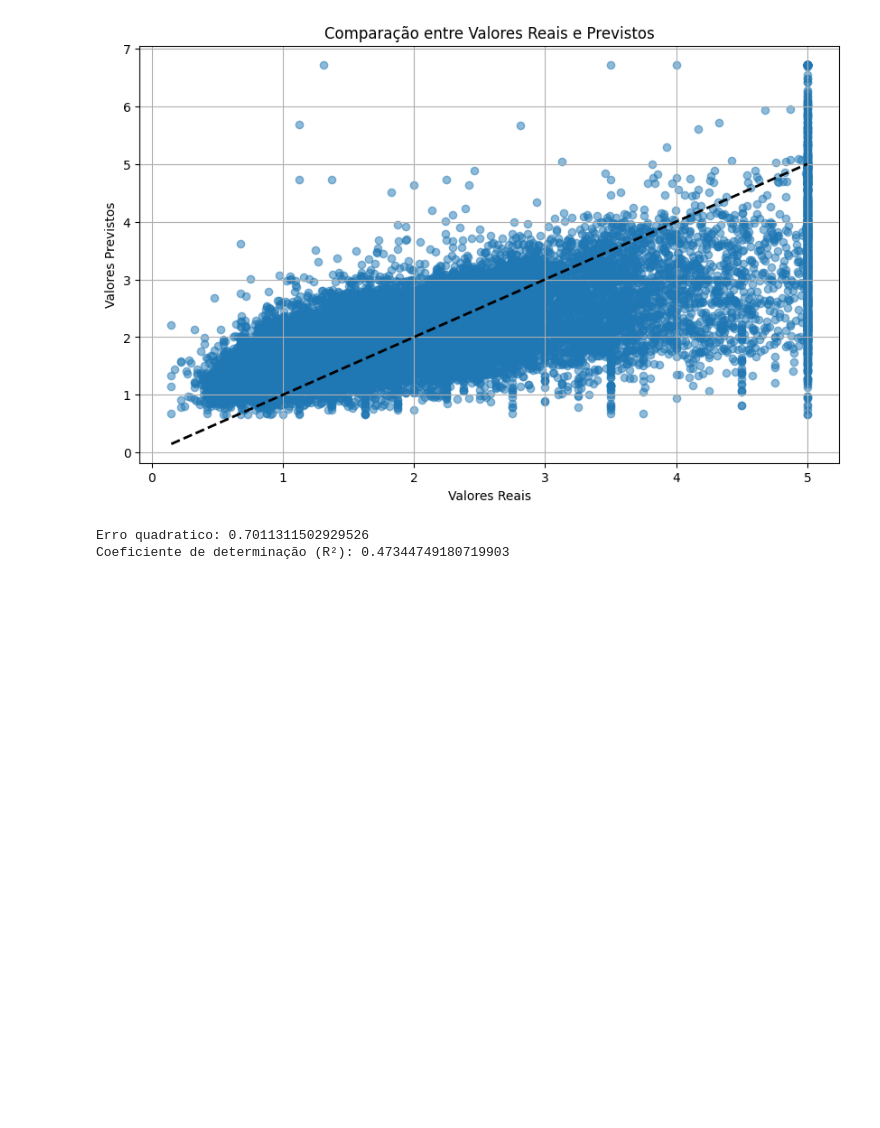
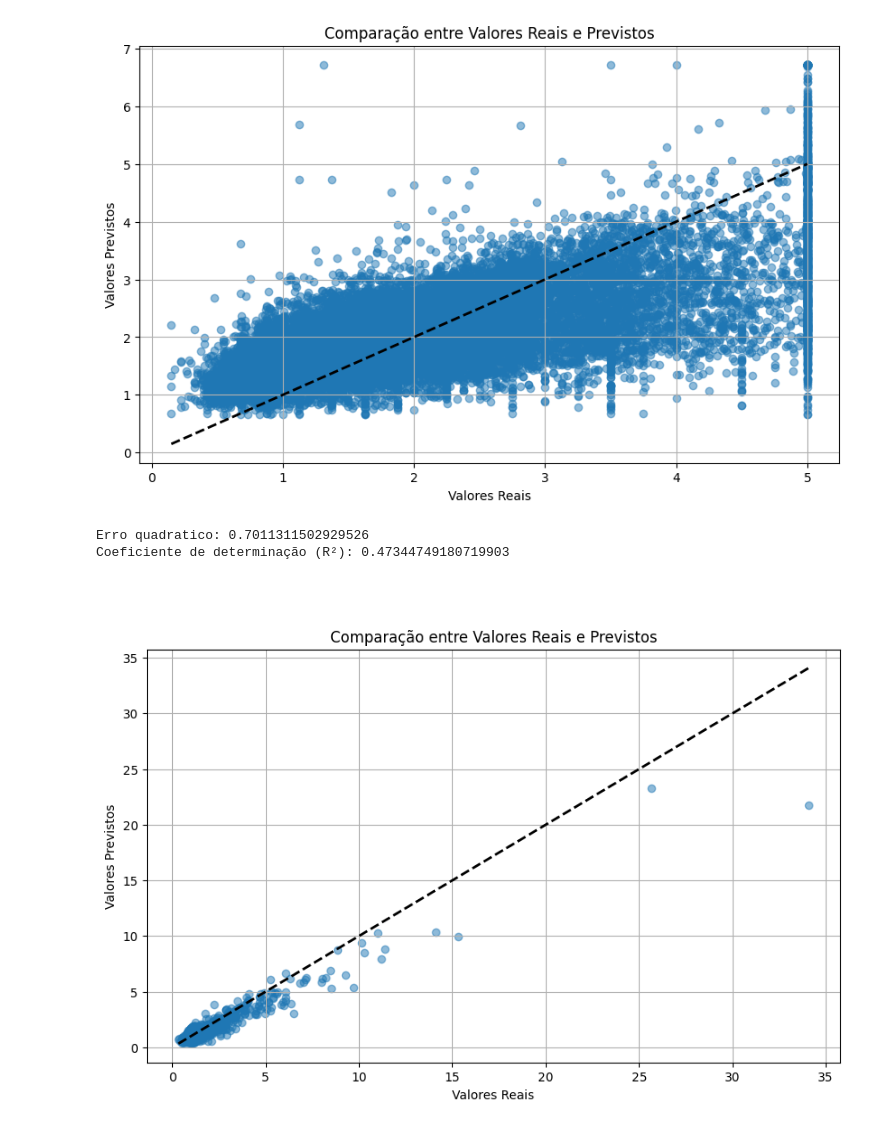
Before and after one commit to palhariniandre/Aulas_CD2, a Jupyter notebook: 3Regressão_linear.ipynb, the cells around one changed output. Cells and saved outputs as stored; diff of their text form; code cells hidden in the pictures; blank space fills up the shorter version.

```diff
--- a/3Regressão_linear.ipynb
+++ b/3Regressão_linear.ipynb
@@ -141,11 +141,18 @@ Coeficiente de determinação (R²): 0.47344749180719903
 # %%
 features = ['AveRooms']
 x= df[features]
 y= df['AveBedrms']
 scaler = StandardScaler()
 x_normalizado = scaler.fit_transform(x)
 modelo = LinearRegression()
 modelo.fit(x_normalizado, y)
 plt.figure(figsize=(10,6))
 plt.scatter(y, modelo.predict(x_normalizado), alpha=0.5)
-plt.
+plt.plot([y.min(), y.max()], [y.min(), y.max()], 'k--', lw=2)
+plt.xlabel('Valores Reais')
+plt.ylabel('Valores Previstos')
+plt.title('Comparação entre Valores Reais e Previstos')
+plt.grid(True)
+plt.show()
+# %% [output]
+[figure, added]
```
Also changed, not shown: 2 other files.
